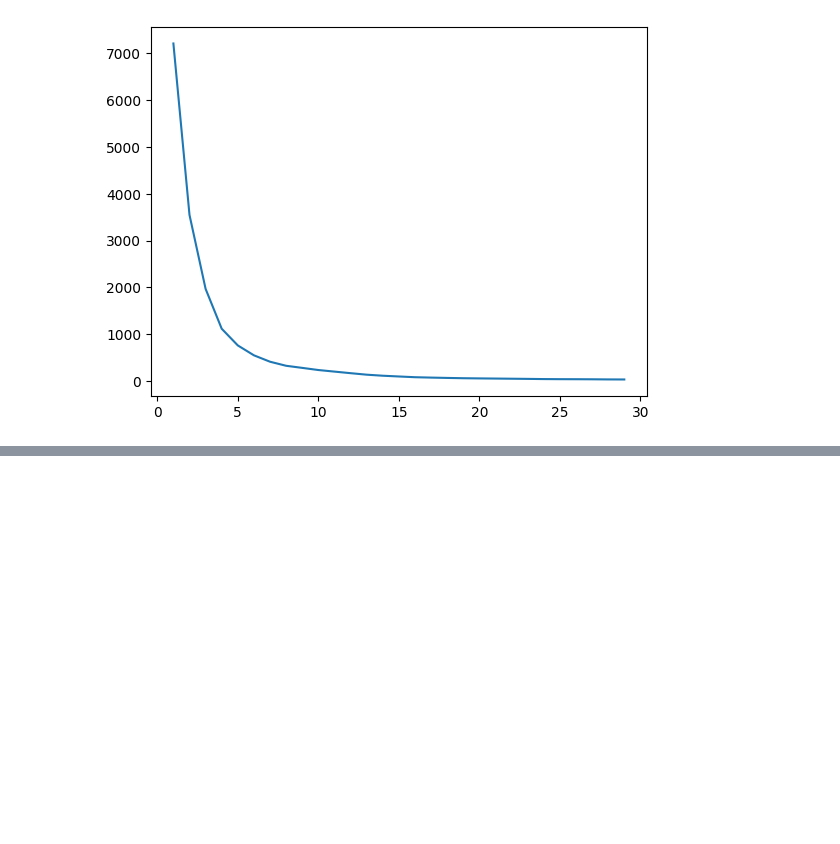
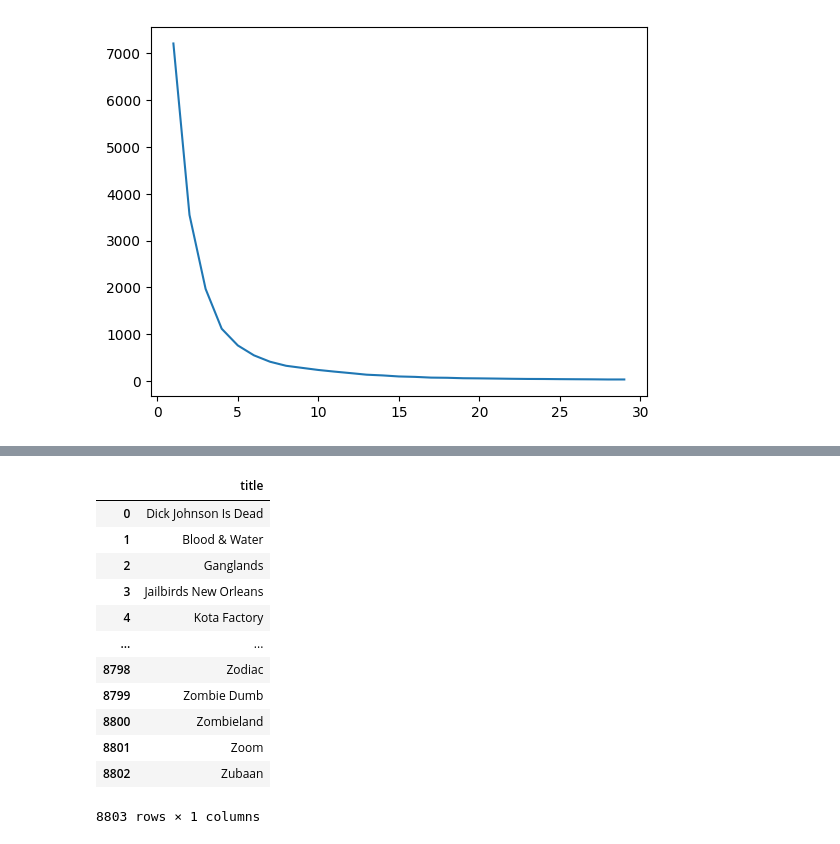
Before and after one commit to gargiahuja/projects-ML-, a Jupyter notebook: Netflix_show_clustering/main.ipynb, the cells around one changed output, grey strips where cells are left out. Saved outputs shown, nothing was run; the diff lists cells and outputs as text; code cells hidden in the pictures; blank space fills up the shorter version.

```diff
--- a/Netflix_show_clustering/main.ipynb
+++ b/Netflix_show_clustering/main.ipynb
@@ -409,0 +424,18 @@ plt.scatter(x_pca[:,0],x_pca[:,1],c=km.fit_predict(x_pca),cmap='rainbow')
+# %%
+movies=pd.DataFrame(df['title'])
+# %%
+movies
+# %% [output]
+|  | title |
+| 0 | Dick Johnson Is Dead |
+| 1 | Blood & Water |
+| 2 | Ganglands |
+| 3 | Jailbirds New Orleans |
+| 4 | Kota Factory |
+| ... | ... |
+| 8798 | Zodiac |
+| 8799 | Zombie Dumb |
+| 8800 | Zombieland |
+| 8801 | Zoom |
+| 8802 | Zubaan |
+8803 rows × 1 columns
```
Also changed, not shown: parts of 26 cells of this notebook, 5 other files.
